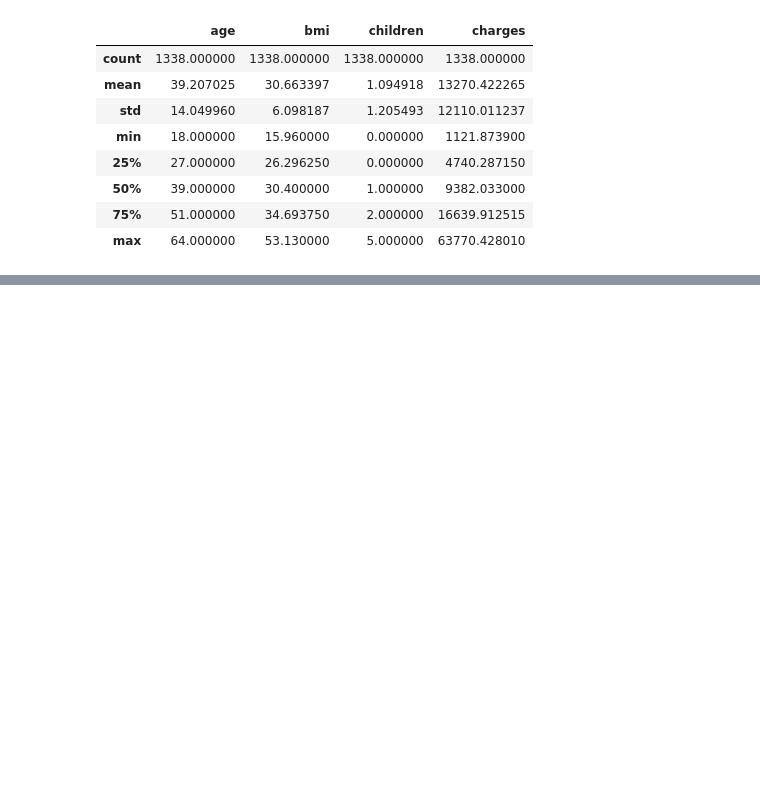
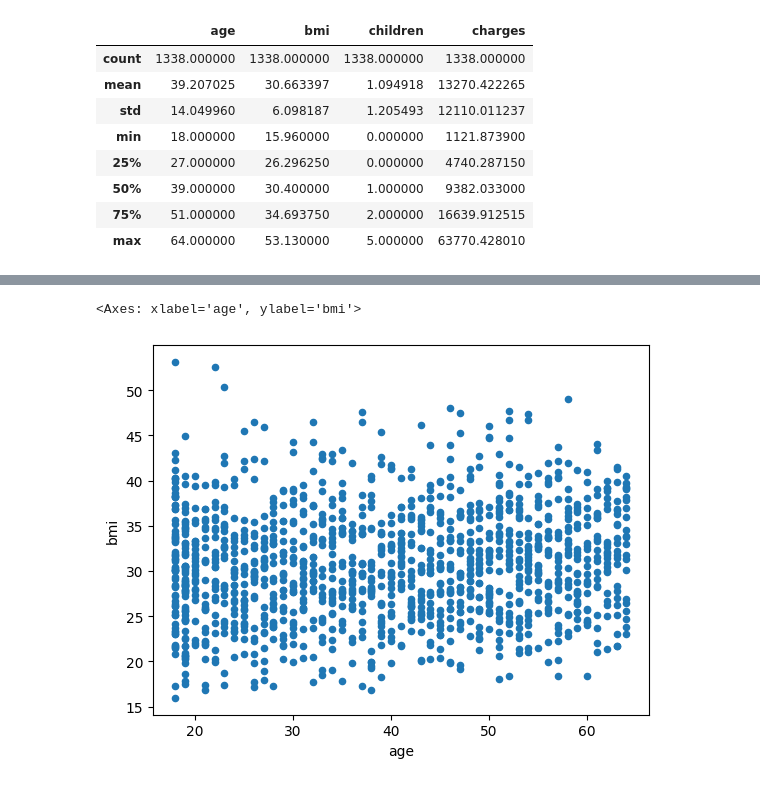
Before and after one commit to cod4r/ML, a Jupyter notebook: Untitled3.ipynb, the cells around one changed output, grey strips where cells are left out. Saved outputs shown, nothing was run; the diff lists cells and outputs as text; code cells hidden in the pictures; blank space fills up the shorter version.

```diff
--- a/Untitled3.ipynb
+++ b/Untitled3.ipynb
@@ -123,3 +123,13 @@ df.describe()# it has 7 col and it showed only 4 and skipped the rest
 #data cleaning heading
 #1.check null values
 #2.check missing values
+# %%
+import pandas as pd
+from google.colab import files
+
+# Upload the 'insurance.csv' file when prompted
+# If you have already uploaded it, you can skip this step or cancel the prompt.
+uploaded = files.upload()
+
+df = pd.read_csv('insurance.csv')
+display(df.head())
@@ -129,0 +224,8 @@ NameError: name 'df' is not defined
+# %%
+df = df.dropna()
+# %%
+# Visualization
+df.plot(x ='age', y='bmi',kind = 'scatter')
+# %% [output]
+<Axes: xlabel='age', ylabel='bmi'>
+[figure, added]
```
Also changed, not shown: parts of 10 cells of this notebook.
